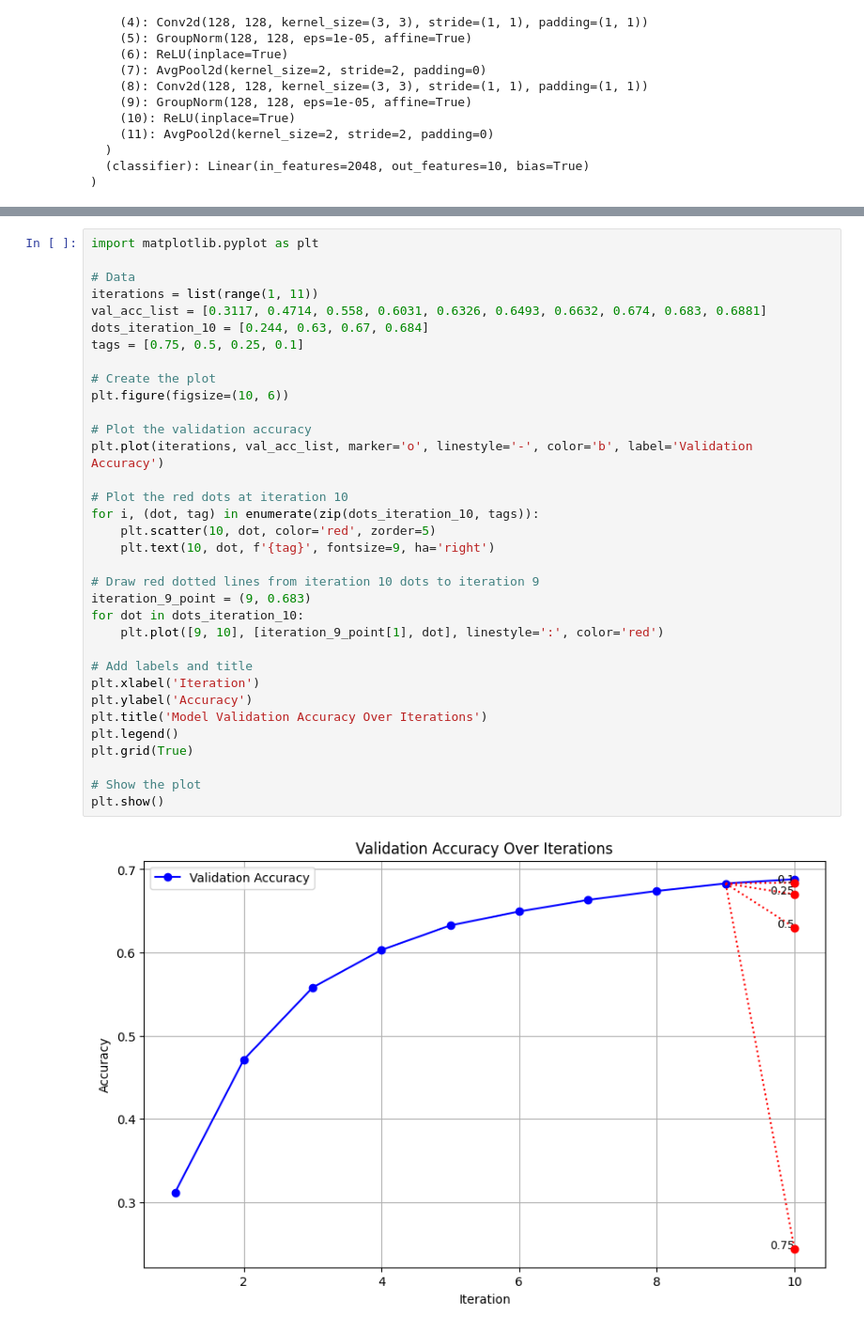
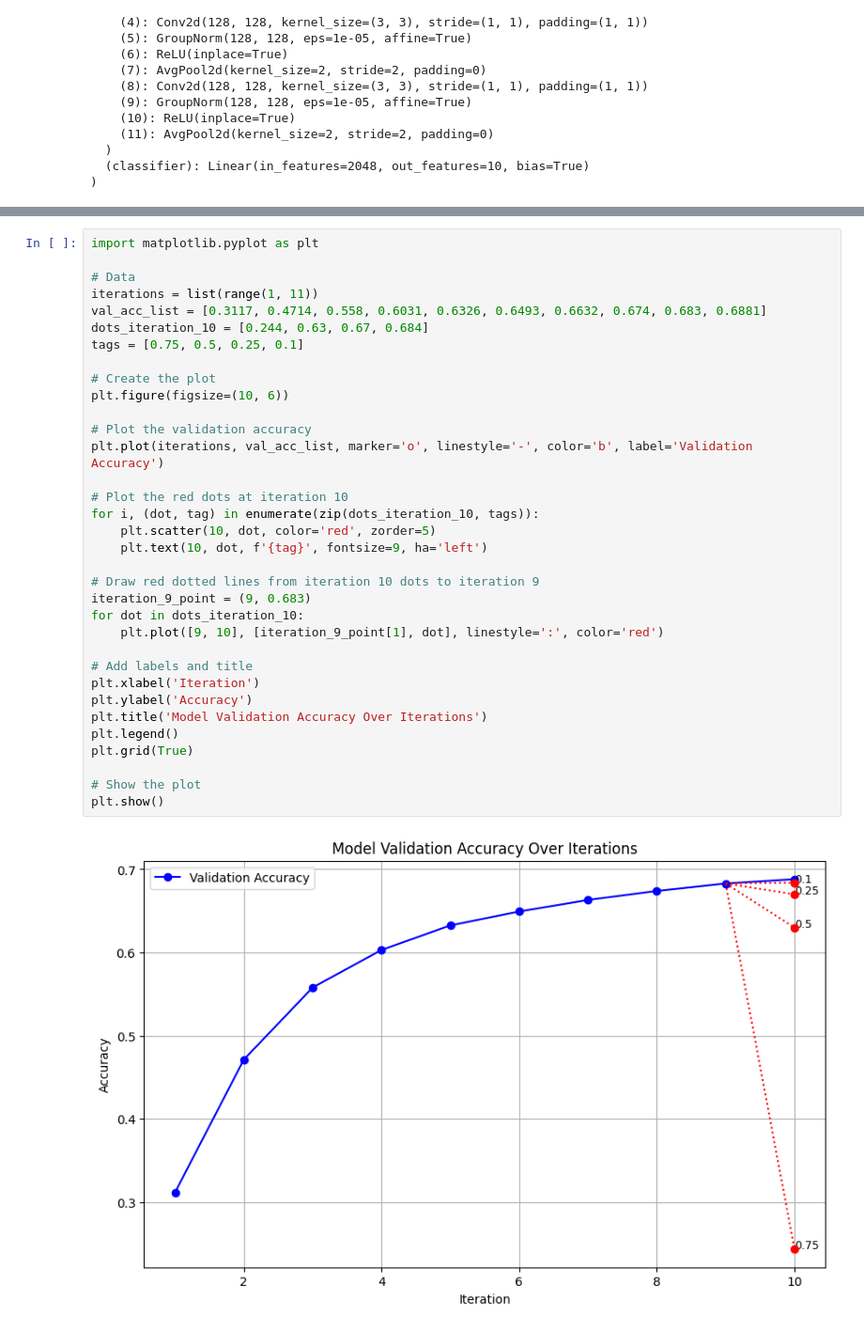
Before and after one commit to yangland/FedREDefense, a Jupyter notebook: codes/acc_cos_study.ipynb, the cells around one changed output, grey strips where cells are left out. Shown at 94% size. Saved outputs shown, nothing was run; the diff lists cells and outputs as text.

```diff
--- a/codes/acc_cos_study.ipynb
+++ b/codes/acc_cos_study.ipynb
@@ -477,32 +478,32 @@ import matplotlib.pyplot as plt
 iterations = list(range(1, 11))
 val_acc_list = [0.3117, 0.4714, 0.558, 0.6031, 0.6326, 0.6493, 0.6632, 0.674, 0.683, 0.6881]
 dots_iteration_10 = [0.244, 0.63, 0.67, 0.684]
 tags = [0.75, 0.5, 0.25, 0.1]
 
 # Create the plot
 plt.figure(figsize=(10, 6))
 
 # Plot the validation accuracy
 plt.plot(iterations, val_acc_list, marker='o', linestyle='-', color='b', label='Validation Accuracy')
 
 # Plot the red dots at iteration 10
 for i, (dot, tag) in enumerate(zip(dots_iteration_10, tags)):
     plt.scatter(10, dot, color='red', zorder=5)
-    plt.text(10, dot, f'{tag}', fontsize=9, ha='right')
+    plt.text(10, dot, f'{tag}', fontsize=9, ha='left')
 
 # Draw red dotted lines from iteration 10 dots to iteration 9
 iteration_9_point = (9, 0.683)
 for dot in dots_iteration_10:
     plt.plot([9, 10], [iteration_9_point[1], dot], linestyle=':', color='red')
 
 # Add labels and title
 plt.xlabel('Iteration')
 plt.ylabel('Accuracy')
 plt.title('Model Validation Accuracy Over Iterations')
 plt.legend()
 plt.grid(True)
 
 # Show the plot
 plt.show()
 # %% [output]
-[figure, old version]
+[figure, new version]
```
Also changed, not shown: parts of 5 cells of this notebook, 1 other file.
